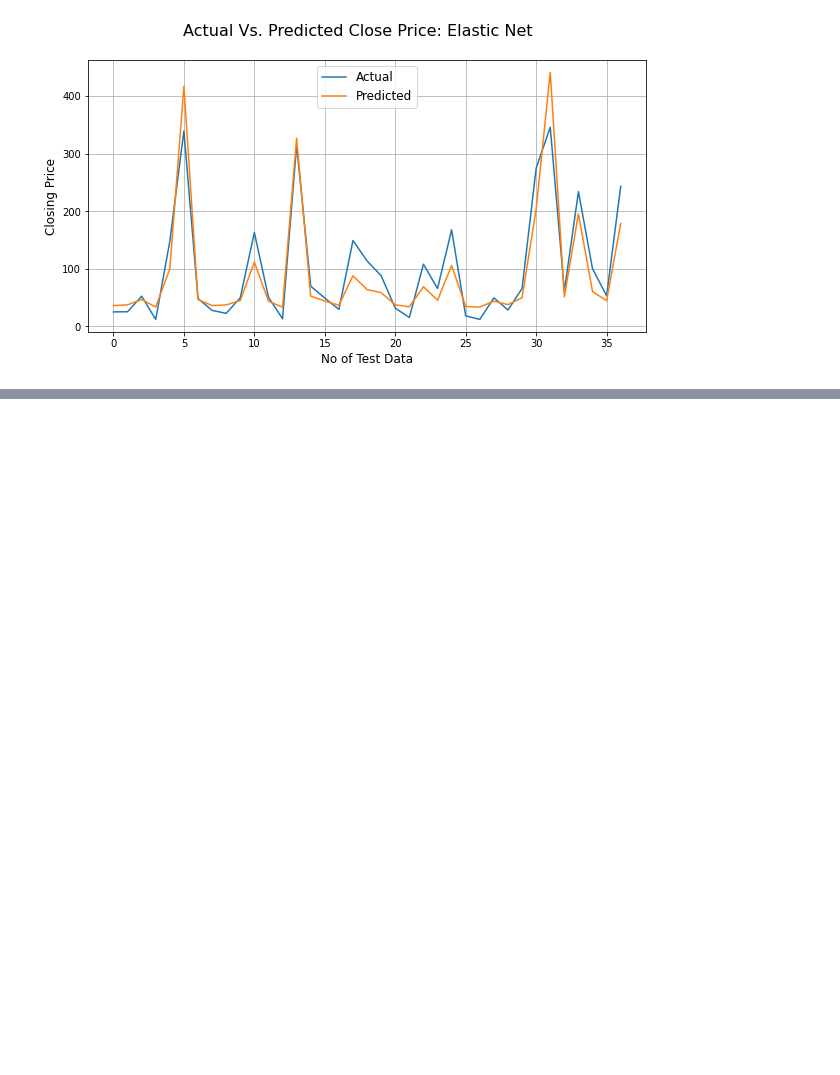
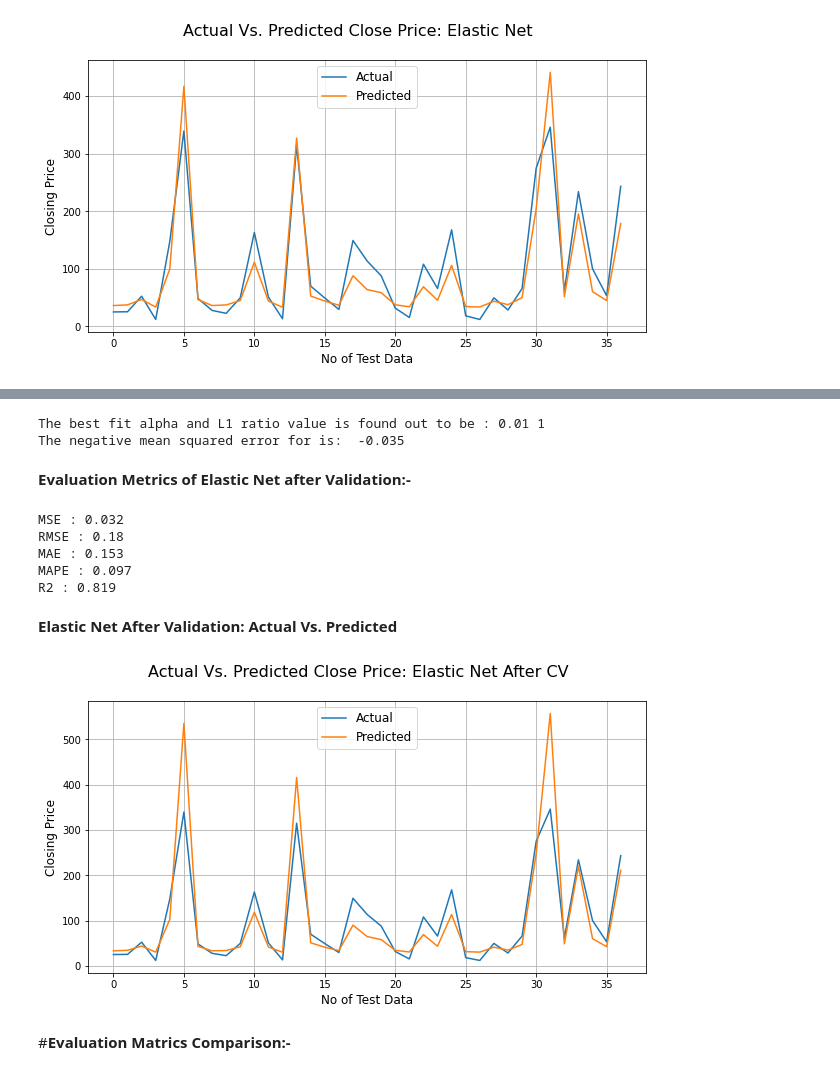
Before and after one commit to Pintu1-data/Yes-Bank-Stock-Closing-Price-Prediction, a Jupyter notebook: Yes_Bank_Stock_Closing_Price_Prediction_Pintu.ipynb, the cells around one changed output, grey strips where cells are left out. Saved outputs shown, nothing was run; the diff lists cells and outputs as text; code cells hidden in the pictures; blank space fills up the shorter version.

```diff
--- a/Yes_Bank_Stock_Closing_Price_Prediction_Pintu.ipynb
+++ b/Yes_Bank_Stock_Closing_Price_Prediction_Pintu.ipynb
@@ -621,0 +624,8 @@ plt.grid()
+# %%
+# Hyper-Parameter Tuning for Elastic Net
+
+elastic_cv = ElasticNet()
+parameters = {'alpha':[1e-15,1e-13,1e-10,1e-8,1e-5,1e-4,1e-3,1e-2,1e-1,1,5,10,20,30,40,45,50,55,60,100],'l1_ratio':[0.3,0.4,0.5,0.6,0.7,0.8,1,2]}
+elastic_model_cv = GridSearchCV(elastic_cv,parameters,scoring='neg_mean_squared_error',cv=3)
+# %%
+elastic_model_cv.fit(X_train,y_train)
@@ -621,0 +643,40 @@ plt.grid()
+# %%
+print("The best fit alpha and L1 ratio value is found out to be :" ,elastic_model_cv.best_params_['alpha'], elastic_model_cv.best_params_['l1_ratio'])
+print("The negative mean squared error for is: ", round(elastic_model_cv.best_score_,3))
+# %% [output]
+The best fit alpha and L1 ratio value is found out to be : 0.01 1
+The negative mean squared error for is:  -0.035
+# %%
+#prediction of test and train data.
+y_pred_elastic_cv = elastic_model_cv.predict(X_test)
+# %% [markdown]
+**Evaluation Metrics of Elastic Net after Validation:-**
+# %%
+# Test Performance of Elastic Net model after validation
+print("MSE :",round(mean_squared_error(y_test, y_pred_elastic_cv), 3))
+print("RMSE :",round(math.sqrt(mean_squared_error(y_test, y_pred_elastic_cv)),3))
+print("MAE :",round(mean_absolute_error(y_test, y_pred_elastic_cv),3))
+print("MAPE :",round(mean_absolute_percentage_error(y_test, y_pred_elastic_cv),3))
+print("R2 :",round(r2_score(y_test, y_pred_elastic_cv), 3))
+# %% [output]
+MSE : 0.032
+RMSE : 0.18
+MAE : 0.153
+MAPE : 0.097
+R2 : 0.819
+# %% [markdown]
+**Elastic Net After Validation: Actual Vs. Predicted**
+# %%
+# Actual Price vs. Predicted Price for Elastic Net after Validation Plotting
+plt.figure(figsize=(10,5))
+plt.plot(10**(np.array(y_test)))
+plt.plot(10**(y_pred_elastic_cv))
+plt.suptitle('Actual Vs. Predicted Close Price: Elastic Net After CV', fontsize=16)
+plt.legend(['Actual','Predicted'], fontsize=12)
+plt.xlabel('No of Test Data', fontsize=12)
+plt.ylabel('Closing Price', fontsize=12)
+plt.grid()
+# %% [output]
+[figure, added]
+# %% [markdown]
+#**Evaluation Matrics Comparison:-**
```
Also changed, not shown: parts of 12 cells of this notebook.
